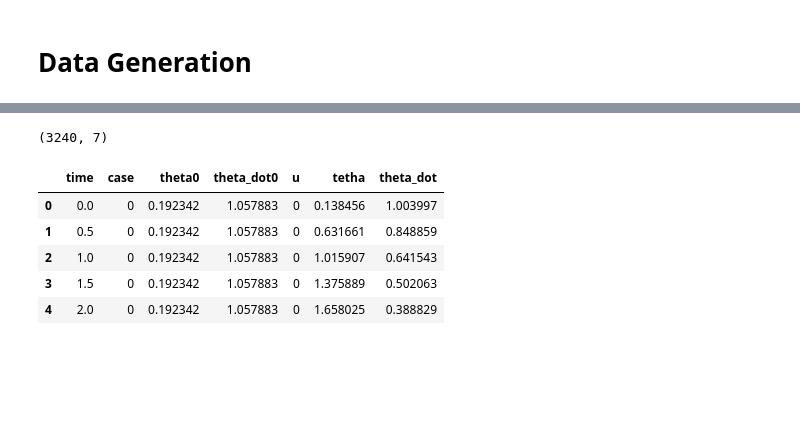
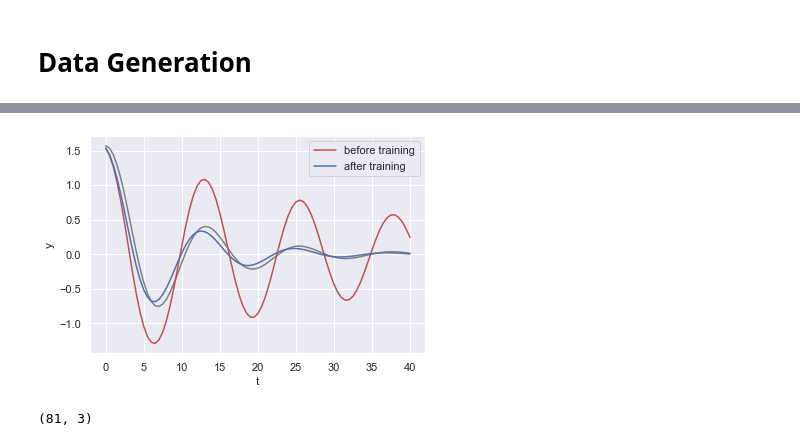
Before and after one commit to PierreAttard/Scientific-Machine-Learning, a Jupyter notebook: interactive.ipynb, the cells around one changed output, grey strips where cells are left out. Drawn from its saved outputs; the diff is of its cells as text; code cells hidden in the pictures; blank space fills up the shorter version.

```diff
--- a/interactive.ipynb
+++ b/interactive.ipynb
@@ -26,0 +98,6 @@ df_all = pd.read_csv("data.csv", sep=";", decimal=",", header=0)
+# %%
+model = create_model(omega_tf, new_alpha_tf, dt, initial_state=initial_condition_tf, ub=ub, lb=lb, batch_input_shape=utrain.shape, optimizer=None)
+# %%
+y_pred_before = model.predict_on_batch(utrain)[0, :, :]
+# %%
+historic = model.fit(utrain, tetha_train, epochs=400, steps_per_epoch=1, verbose=1)
@@ -26,0 +122,13 @@ df_all = pd.read_csv("data.csv", sep=";", decimal=",", header=0)
+# %%
+y_pred = model.predict_on_batch(utrain)[0, :, :]
+# %%
+plt.plot(damp_pendulum.t, tetha_train[0, :, :], 'gray')
+plt.plot(damp_pendulum.t, y_pred_before[:, :], 'r', label='before training')
+plt.plot(damp_pendulum.t, y_pred[:, :], 'b', label='after training')
+plt.xlabel('t')
+plt.ylabel('y')
+plt.grid('on')
+plt.legend()
+plt.show()
+# %% [output]
+[figure, added]
@@ -27,13 +137,4 @@ df_all = pd.read_csv("data.csv", sep=";", decimal=",", header=0)
 # %%
-df_all.shape
+res_sim_with_prev.shape
 # %% [output]
-(3240, 7)
+(81, 3)
-# %%
-df_all.head()
-# %% [output]
-|  | time | case | theta0 | theta_dot0 | u | tetha | theta_dot |
-| 0 | 0.0 | 0 | 0.192342 | 1.057883 | 0 | 0.138456 | 1.003997 |
-| 1 | 0.5 | 0 | 0.192342 | 1.057883 | 0 | 0.631661 | 0.848859 |
-| 2 | 1.0 | 0 | 0.192342 | 1.057883 | 0 | 1.015907 | 0.641543 |
-| 3 | 1.5 | 0 | 0.192342 | 1.057883 | 0 | 1.375889 | 0.502063 |
-| 4 | 2.0 | 0 | 0.192342 | 1.057883 | 0 | 1.658025 | 0.388829 |
```
Also changed, not shown: parts of 33 cells of this notebook.
